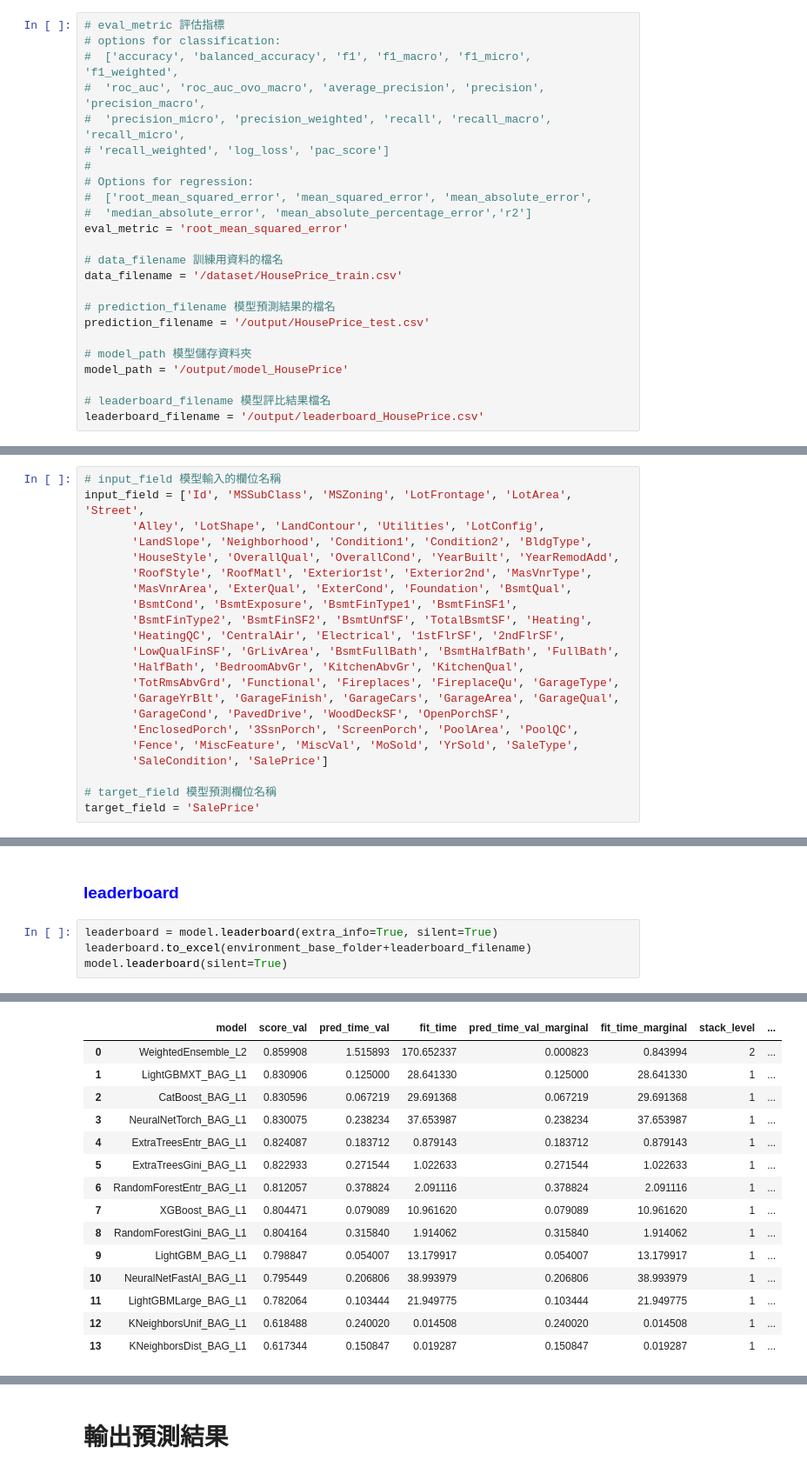
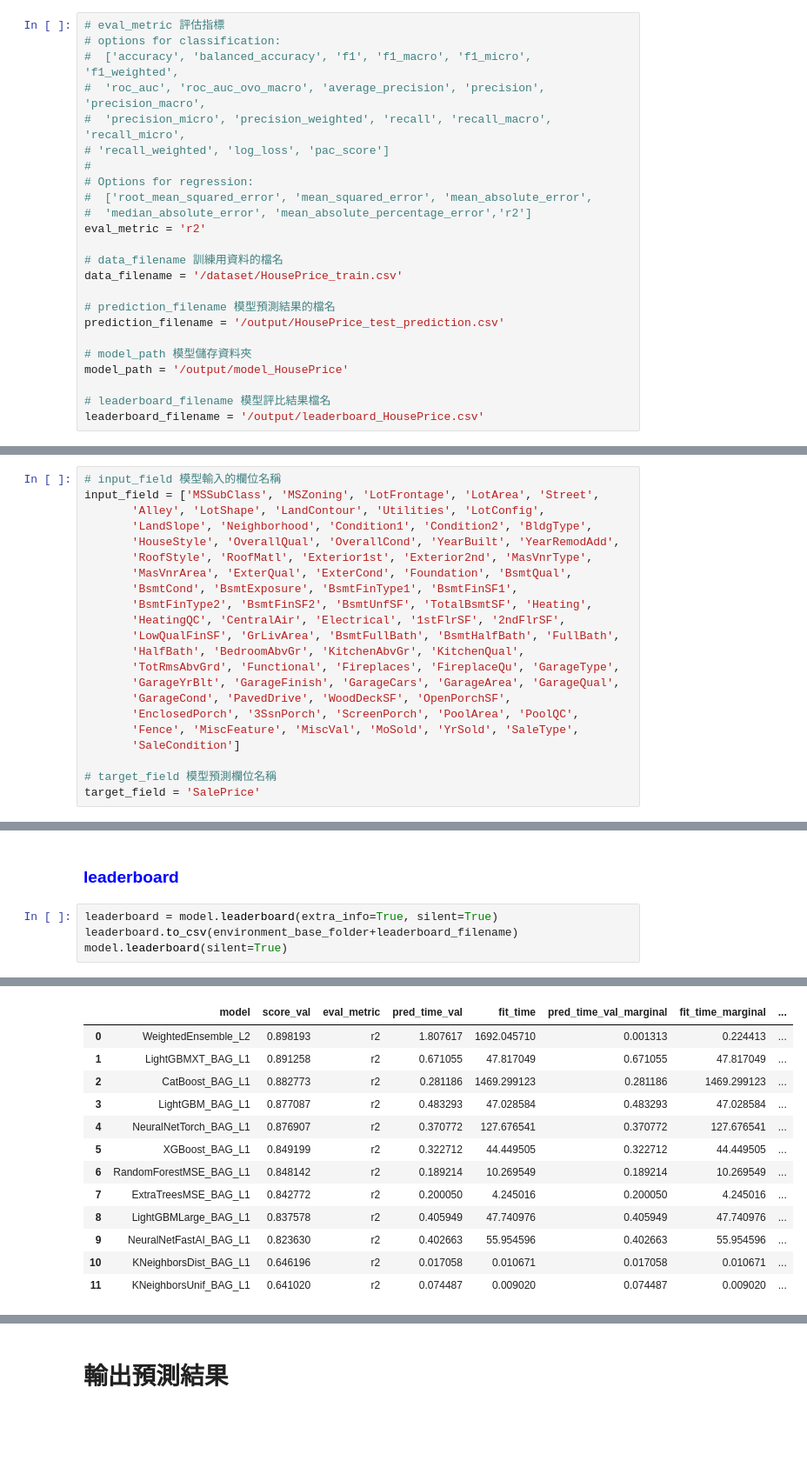
Before and after one commit to ldsAS/Tibame-AI-Learning, a Jupyter notebook: Tibame20250623_AutoML_建立模型(HousePrice)_colab.ipynb, the cells around one changed output, grey strips where cells are left out. Shown at 87% size. Cells and saved outputs as stored; diff of their text form; blank space fills up the shorter version.

```diff
--- a/Tibame20250623_AutoML_建立模型(HousePrice)_colab.ipynb
+++ b/Tibame20250623_AutoML_建立模型(HousePrice)_colab.ipynb
@@ -19,13 +19,13 @@ https://sites.google.com/site/clement1972/</br>
 # Options for regression:
 #  ['root_mean_squared_error', 'mean_squared_error', 'mean_absolute_error',
 #  'median_absolute_error', 'mean_absolute_percentage_error','r2']
-eval_metric = 'root_mean_squared_error'
+eval_metric = 'r2'
 
 # data_filename 訓練用資料的檔名
 data_filename = '/dataset/HousePrice_train.csv'
 
 # prediction_filename 模型預測結果的檔名
-prediction_filename = '/output/HousePrice_test.csv'
+prediction_filename = '/output/HousePrice_test_prediction.csv'
 
 # model_path 模型儲存資料夾
 model_path = '/output/model_HousePrice'
@@ -59,7 +59,7 @@ max    576.000000  600.000000   12.000000  2010.000000  755000.000000
 [8 rows x 38 columns]
 # %%
 # input_field 模型輸入的欄位名稱
-input_field = ['Id', 'MSSubClass', 'MSZoning', 'LotFrontage', 'LotArea', 'Street',
+input_field = ['MSSubClass', 'MSZoning', 'LotFrontage', 'LotArea', 'Street',
        'Alley', 'LotShape', 'LandContour', 'Utilities', 'LotConfig',
        'LandSlope', 'Neighborhood', 'Condition1', 'Condition2', 'BldgType',
        'HouseStyle', 'OverallQual', 'OverallCond', 'YearBuilt', 'YearRemodAdd',
@@ -75,7 +75,7 @@ input_field = ['Id', 'MSSubClass', 'MSZoning', 'LotFrontage', 'LotArea', 'Street
        'GarageCond', 'PavedDrive', 'WoodDeckSF', 'OpenPorchSF',
        'EnclosedPorch', '3SsnPorch', 'ScreenPorch', 'PoolArea', 'PoolQC',
        'Fence', 'MiscFeature', 'MiscVal', 'MoSold', 'YrSold', 'SaleType',
-       'SaleCondition', 'SalePrice']
+       'SaleCondition']
 
 # target_field 模型預測欄位名稱
 target_field = 'SalePrice'
@@ -205,6 +208,6 @@ model.get_model_names()
 ### <font color='blue'>leaderboard</font>
 # %%
 leaderboard = model.leaderboard(extra_info=True, silent=True)
-leaderboard.to_excel(environment_base_folder+leaderboard_filename)
+leaderboard.to_csv(environment_base_folder+leaderboard_filename)
 model.leaderboard(silent=True)
 # %% [output]
@@ -211,18 +231,16 @@ model.leaderboard(silent=True)
-|  | model | score_val | pred_time_val | fit_time | pred_time_val_marginal | fit_time_marginal | stack_level | ... |
-| 0 | WeightedEnsemble_L2 | 0.859908 | 1.515893 | 170.652337 | 0.000823 | 0.843994 | 2 | ... |
-| 1 | LightGBMXT_BAG_L1 | 0.830906 | 0.125000 | 28.641330 | 0.125000 | 28.641330 | 1 | ... |
-| 2 | CatBoost_BAG_L1 | 0.830596 | 0.067219 | 29.691368 | 0.067219 | 29.691368 | 1 | ... |
-| 3 | NeuralNetTorch_BAG_L1 | 0.830075 | 0.238234 | 37.653987 | 0.238234 | 37.653987 | 1 | ... |
-| 4 | ExtraTreesEntr_BAG_L1 | 0.824087 | 0.183712 | 0.879143 | 0.183712 | 0.879143 | 1 | ... |
-| 5 | ExtraTreesGini_BAG_L1 | 0.822933 | 0.271544 | 1.022633 | 0.271544 | 1.022633 | 1 | ... |
-| 6 | RandomForestEntr_BAG_L1 | 0.812057 | 0.378824 | 2.091116 | 0.378824 | 2.091116 | 1 | ... |
-| 7 | XGBoost_BAG_L1 | 0.804471 | 0.079089 | 10.961620 | 0.079089 | 10.961620 | 1 | ... |
-| 8 | RandomForestGini_BAG_L1 | 0.804164 | 0.315840 | 1.914062 | 0.315840 | 1.914062 | 1 | ... |
-| 9 | LightGBM_BAG_L1 | 0.798847 | 0.054007 | 13.179917 | 0.054007 | 13.179917 | 1 | ... |
-| 10 | NeuralNetFastAI_BAG_L1 | 0.795449 | 0.206806 | 38.993979 | 0.206806 | 38.993979 | 1 | ... |
-| 11 | LightGBMLarge_BAG_L1 | 0.782064 | 0.103444 | 21.949775 | 0.103444 | 21.949775 | 1 | ... |
-| 12 | KNeighborsUnif_BAG_L1 | 0.618488 | 0.240020 | 0.014508 | 0.240020 | 0.014508 | 1 | ... |
-| 13 | KNeighborsDist_BAG_L1 | 0.617344 | 0.150847 | 0.019287 | 0.150847 | 0.019287 | 1 | ... |
+|  | model | score_val | eval_metric | pred_time_val | fit_time | pred_time_val_marginal | fit_time_marginal | ... |
+| 0 | WeightedEnsemble_L2 | 0.898193 | r2 | 1.807617 | 1692.045710 | 0.001313 | 0.224413 | ... |
+| 1 | LightGBMXT_BAG_L1 | 0.891258 | r2 | 0.671055 | 47.817049 | 0.671055 | 47.817049 | ... |
+| 2 | CatBoost_BAG_L1 | 0.882773 | r2 | 0.281186 | 1469.299123 | 0.281186 | 1469.299123 | ... |
+| 3 | LightGBM_BAG_L1 | 0.877087 | r2 | 0.483293 | 47.028584 | 0.483293 | 47.028584 | ... |
+| 4 | NeuralNetTorch_BAG_L1 | 0.876907 | r2 | 0.370772 | 127.676541 | 0.370772 | 127.676541 | ... |
+| 5 | XGBoost_BAG_L1 | 0.849199 | r2 | 0.322712 | 44.449505 | 0.322712 | 44.449505 | ... |
+| 6 | RandomForestMSE_BAG_L1 | 0.848142 | r2 | 0.189214 | 10.269549 | 0.189214 | 10.269549 | ... |
+| 7 | ExtraTreesMSE_BAG_L1 | 0.842772 | r2 | 0.200050 | 4.245016 | 0.200050 | 4.245016 | ... |
+| 8 | LightGBMLarge_BAG_L1 | 0.837578 | r2 | 0.405949 | 47.740976 | 0.405949 | 47.740976 | ... |
+| 9 | NeuralNetFastAI_BAG_L1 | 0.823630 | r2 | 0.402663 | 55.954596 | 0.402663 | 55.954596 | ... |
+| 10 | KNeighborsDist_BAG_L1 | 0.646196 | r2 | 0.017058 | 0.010671 | 0.017058 | 0.010671 | ... |
+| 11 | KNeighborsUnif_BAG_L1 | 0.641020 | r2 | 0.074487 | 0.009020 | 0.074487 | 0.009020 | ... |
 # %%
 if environment_type == 1:
   path_to_png = model.plot_ensemble_model()
```
Also changed, not shown: parts of 12 cells of this notebook.
